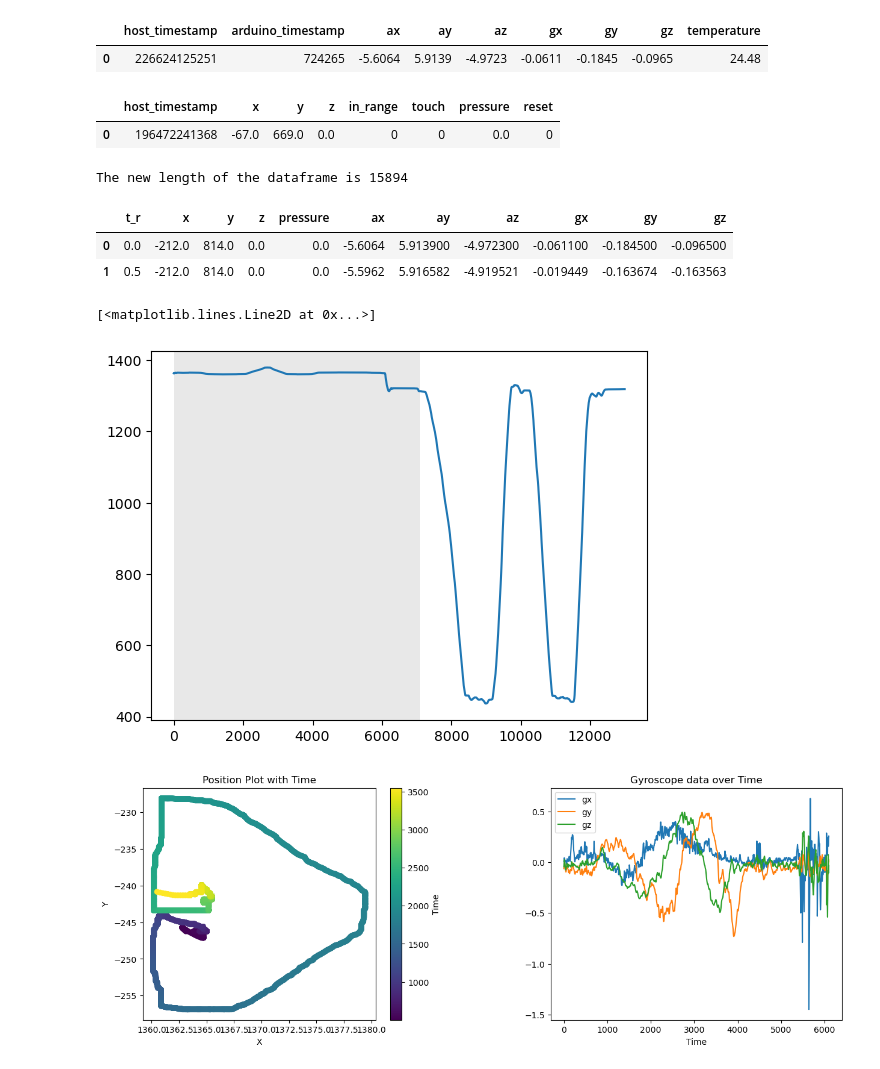
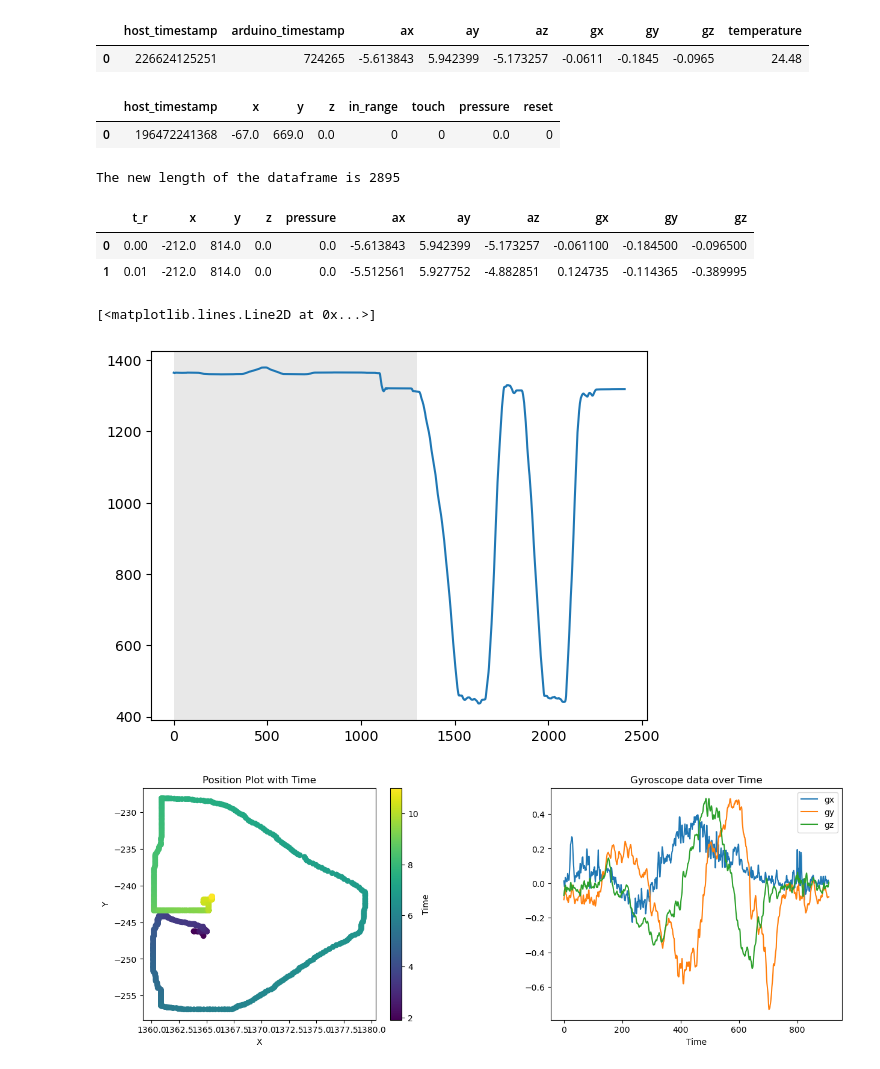
Before and after one commit to anni5701/tracePrediction, a Jupyter notebook: calibration.ipynb, the cells around one changed output. Cells and saved outputs as stored; diff of their text form; code cells hidden in the pictures.

Commit message:
changed time range for integration

```diff
--- a/calibration.ipynb
+++ b/calibration.ipynb
@@ -6,10 +7,19 @@ import matplotlib.pyplot as plt
 # %%
 PATH_TO_DATA = "./data/"
+
 imu = pd.read_csv(PATH_TO_DATA + "imu_quadrat.csv", encoding="utf-16")
 tab = pd.read_csv(PATH_TO_DATA + "tab_quadrat.csv", encoding="utf-8")
+
+AZ_offset = 0.20095699862334726
+AX_offset = 0.007442596491410214
+AY_offset = -0.028499390421050208
+
 tab = tab.drop([386, 3551]) # these values contain the header (string data)
 
 tab[["x", "y", "z", "pressure"]] = tab[["x", "y", "z", "pressure"]].astype('float')
+imu["ax"] = imu.ax - AX_offset
+imu["ay"] = imu.ay - AY_offset
+imu["az"] = imu.az - AZ_offset
 
 # handling the host_timestamp values since they are too big
 tab["host_timestamp"] = tab["host_timestamp"].apply(lambda x: int(x[:-2]))
@@ -18,7 +28,7 @@ imu["host_timestamp"] = imu["host_timestamp"].apply(lambda x: x // 100)
 imu.head(1)
 # %% [output]
 |  | host_timestamp | arduino_timestamp | ax | ay | az | gx | gy | gz | temperature |
-| 0 | 226624125251 | 724265 | -5.6064 | 5.9139 | -4.9723 | -0.0611 | -0.1845 | -0.0965 | 24.48 |
+| 0 | 226624125251 | 724265 | -5.613843 | 5.942399 | -5.173257 | -0.0611 | -0.1845 | -0.0965 | 24.48 |
 # %%
 tab.head(1)
 # %% [output]
@@ -39,21 +49,24 @@ df = tab[(tab["host_timestamp"] >= left) & (tab["host_timestamp"] <= right)].cop
 #df = df.iloc[:end_of_writing, :]
 
 # Compute distance
-x = df["x"].values
-y = df["y"].values
-dx = np.diff(x, prepend=x[0])
-dy = np.diff(y, prepend=y[0])
-d = np.sqrt(dx ** 2 + dy ** 2)
-t = np.cumsum(d)
-length = t[-1]
+#x = df["x"].values
+#y = df["y"].values
+#dx = np.diff(x, prepend=x[0])
+#dy = np.diff(y, prepend=y[0])
+#d = np.sqrt(dx ** 2 + dy ** 2)
+#t = np.cumsum(d)
+#length = t[-1]
 
 data = pd.DataFrame()
 
+# data is sampled with a  baud rate of 9600
+length =  len(df) /100
+
 # Sample at regular (spatial) interval
-data["t_r"] = np.arange(0, length, 0.5)
+data["t_r"] = np.arange(0, length, 0.01)
 print("The new length of the dataframe is {}".format(len(data["t_r"])))
 # %% [output]
-The new length of the dataframe is 15894
+The new length of the dataframe is 2895
 # %%
 # create time spans for interpolation
 tab_time_span = np.linspace(np.min(df["host_timestamp"].values), np.max(df["host_timestamp"].values), len(data))
@@ -70,6 +83,6 @@ for column in ['ax', 'ay', 'az', 'gx', 'gy', 'gz']:
 data.head(2)
 # %% [output]
 |  | t_r | x | y | z | pressure | ax | ay | az | gx | gy | gz |
-| 0 | 0.0 | -212.0 | 814.0 | 0.0 | 0.0 | -5.6064 | 5.913900 | -4.972300 | -0.061100 | -0.184500 | -0.096500 |
-| 1 | 0.5 | -212.0 | 814.0 | 0.0 | 0.0 | -5.5962 | 5.916582 | -4.919521 | -0.019449 | -0.163674 | -0.163563 |
+| 0 | 0.00 | -212.0 | 814.0 | 0.0 | 0.0 | -5.613843 | 5.942399 | -5.173257 | -0.061100 | -0.184500 | -0.096500 |
+| 1 | 0.01 | -212.0 | 814.0 | 0.0 | 0.0 | -5.512561 | 5.927752 | -4.882851 | 0.124735 | -0.114365 | -0.389995 |
 # %%
@@ -111,8 +122,8 @@ z_values = data.z
 plot_trace(x_values, y_values, z_values, timestamps)
 # %%
 # erase noisy data from beginning and end
-data = data[data.index > 1000]
-data = data[data.index < 14000]
+data = data[data.index > 190] # 1000
+data = data[data.index < 2600]
 
 # visualize data
 x_values = data.x
@@ -121,53 +132,55 @@ timestamps = data.t_r
 z_values = data.z
 plot_trace(x_values, y_values, z_values, timestamps)
 # %%
-# seperate calibration data from drawing data
+# seperate calibration data from drawing data)
 def find_first_drop():
     indices = data.index.to_list()
-    for i in range(1,len(indices)-1):
-        curr = data.loc[indices[i],"x"] + 1
-        prev = data.loc[indices[i-1],"x"]
-        if curr < prev:
+    for i in range(10,len(indices)-31):
+        curr = np.mean(data.loc[indices[i: i+30],"x"] )
+        prev = np.mean(data.loc[indices[i-10: i-1],"x"])
+        if curr * 1.05 < prev:
          return indices[i]
     return 0
 fd = find_first_drop()
+fd = 1300
+
 # Color the background before the threshold x value
 plt.axvspan(0, fd, facecolor='lightgrey', alpha=0.5)
 plt.plot(range(len(data)), data.x)
 # %% [output]
 [<matplotlib.lines.Line2D at 0x...>]
-[figure, old version]
+[figure, new version]
 # %%
 # plot calibration data
-calibration_data = data[data.index < fd]
+calibration_data = data[data.index < 1100] # hardcoded from plot
 x_values = calibration_data.x
 y_values = calibration_data.y
 timestamps = calibration_data.t_r
 z_values = calibration_data.z
 # Create the figure and axes for the subplot
 fig, (ax1, ax2) = plt.subplots(1, 2, figsize=(15, 5))
 
 # Plot for x and y values with color-coded points
 scatter = ax1.scatter(x_values, y_values, c=timestamps, cmap='viridis')
 ax1.set_xlabel('X')
 ax1.set_ylabel('Y')
 ax1.set_title('Position Plot with Time')
 plt.colorbar(scatter, ax=ax1, label='Time')
 
 # Plot for x values over time
 ax2.plot(range(len(calibration_data)), calibration_data.gx, label = "gx")
 ax2.plot(range(len(calibration_data)), calibration_data.gy, label = "gy")
 ax2.plot(range(len(calibration_data)), calibration_data.gz, label = "gz")
 ax2.set_xlabel('Time')
 ax2.legend()
 ax2.set_title('Gyroscope data over Time')
 
 # Adjust spacing between the subplots
 plt.subplots_adjust(wspace=0.4)
 
 # Display the plot
 plt.show()
 # %% [output]
-[figure, old version]
+[figure, new version]
 # %%
 # plot rectangle data data
```
Also changed, not shown: parts of 19 cells of this notebook, 4 other files.
